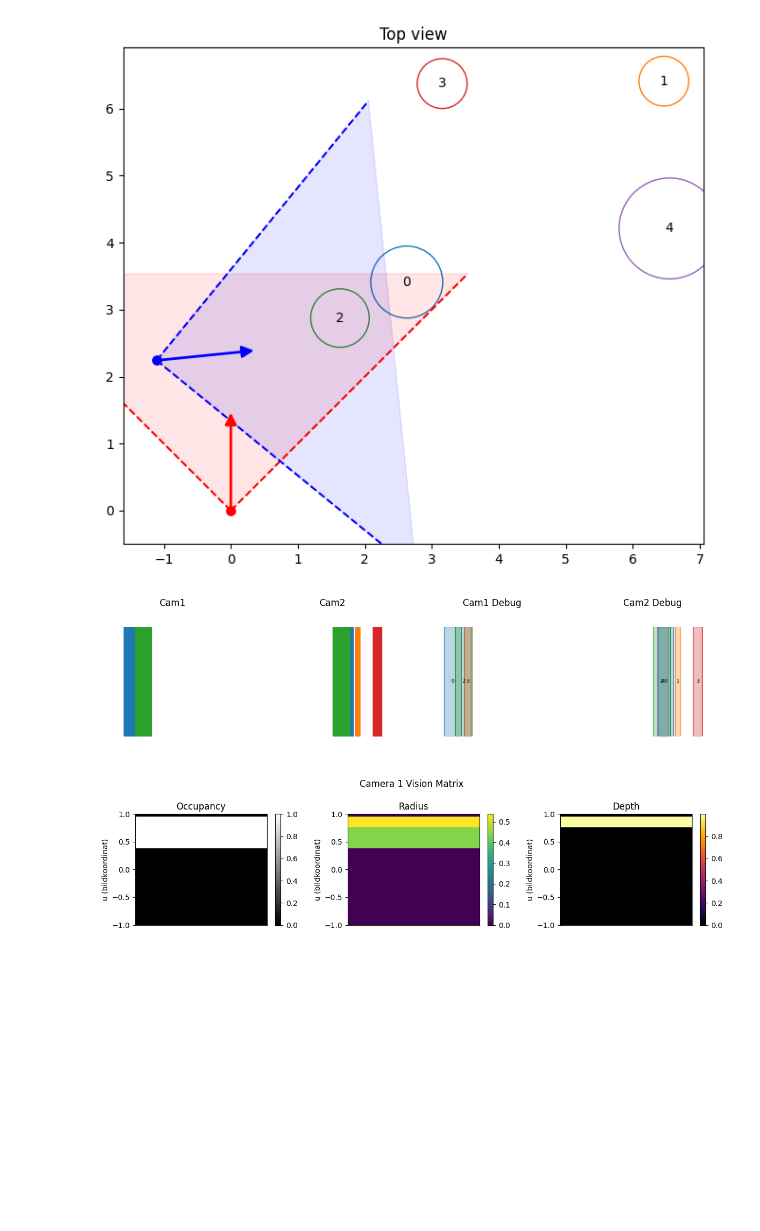
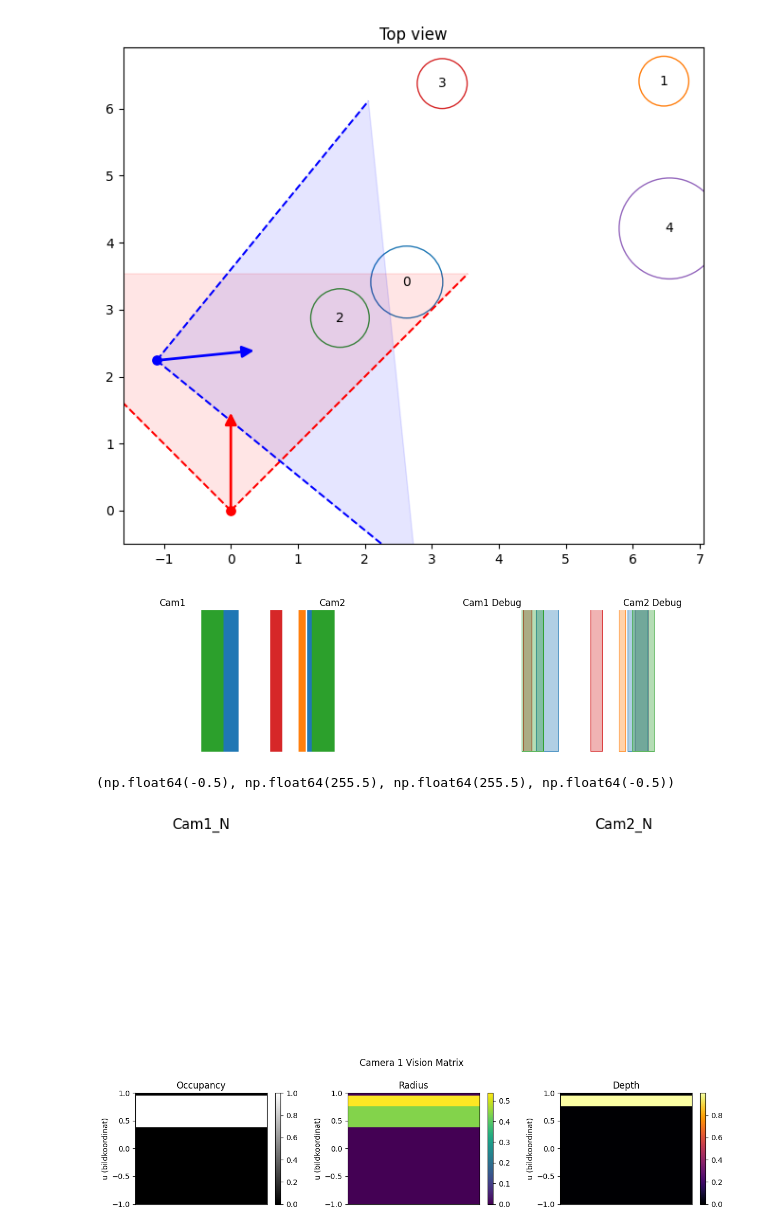
Before and after one commit to jo6815en/data_generator, a Jupyter notebook: 2d_parallel_cylinders.ipynb, the cells around one changed output. Cells and saved outputs as stored; diff of their text form; code cells hidden in the pictures; blank space fills up the shorter version.

Commit message:
now correct render.py code

```diff
--- a/2d_parallel_cylinders.ipynb
+++ b/2d_parallel_cylinders.ipynb
@@ -124,46 +122,64 @@ plt.show()
 [figure]
 # %%
 from render import render_camera_image, render_camera_image_debug
+
+proj1, proj2 = compute_projections(cam1, cam2, cylinders)
 
 # rendera bilder
 img1 = render_camera_image(cam1, proj1, cylinders, colors)
 img2 = render_camera_image(cam2, proj2, cylinders, colors)
 
-img1_n = render_camera_image(cam1_n, proj1, cylinders_n, colors)
-img2_n = render_camera_image(cam2_n, proj2, cylinders_n, colors)
+proj1_n, proj2_n = compute_projections(cam1_n, cam2_n, cylinders_n)
+
+img1_n = render_camera_image(cam1_n, proj1_n, cylinders_n, colors)
+img2_n = render_camera_image(cam2_n, proj2_n, cylinders_n, colors)
 
 img1_debug = render_camera_image_debug(cam1, proj1, cylinders, colors)
 img2_debug = render_camera_image_debug(cam2, proj2, cylinders, colors)
 
 # -----------------------
 # Plot alla tillsammans
 # -----------------------
 fig, axs = plt.subplots(1, 4, figsize=(12, 3))
 
 # Camera 1
 axs[0].imshow(img1)
 axs[0].set_title("Cam1")
 axs[0].axis("off")
 
 # Camera 2
 axs[1].imshow(img2)
 axs[1].set_title("Cam2")
 axs[1].axis("off")
 
 # Debug Camera 1
 axs[2].imshow(img1_debug)
 axs[2].set_title("Cam1 Debug")
 axs[2].axis("off")
 
 # Debug Camera 2
 axs[3].imshow(img2_debug)
 axs[3].set_title("Cam2 Debug")
 axs[3].axis("off")
 
 plt.tight_layout()
 plt.show()
+
+fig, axs = plt.subplots(1, 2, figsize=(12, 3))
+
+# Camera 1
+axs[0].imshow(img1_n)
+axs[0].set_title("Cam1_N")
+axs[0].axis("off")
+
+# Camera 2
+axs[1].imshow(img2_n)
+axs[1].set_title("Cam2_N")
+axs[1].axis("off")
 # %% [output]
-[figure, old version]
+[figure, new version]
+(np.float64(-0.5), np.float64(255.5), np.float64(255.5), np.float64(-0.5))
+[figure, added]
 # %%
 from vision import build_vision_pair
 
```
Also changed, not shown: parts of 1 cell of this notebook, 1 other file.
